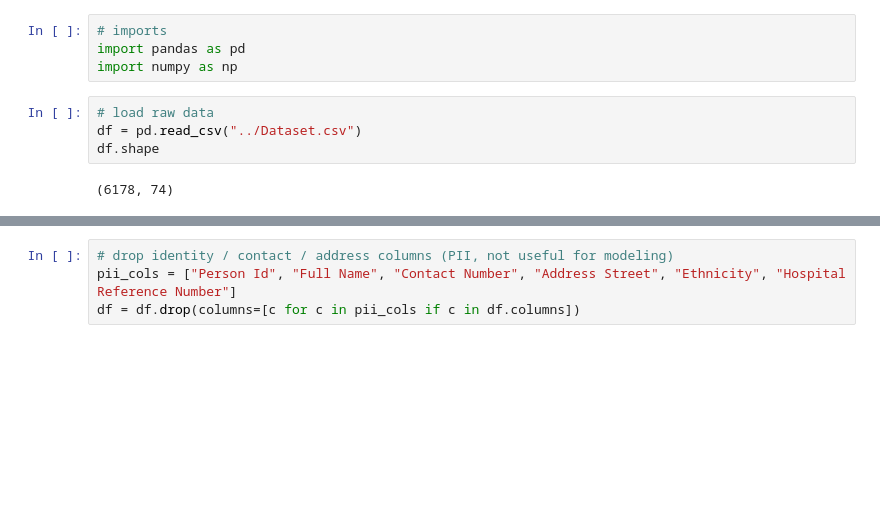
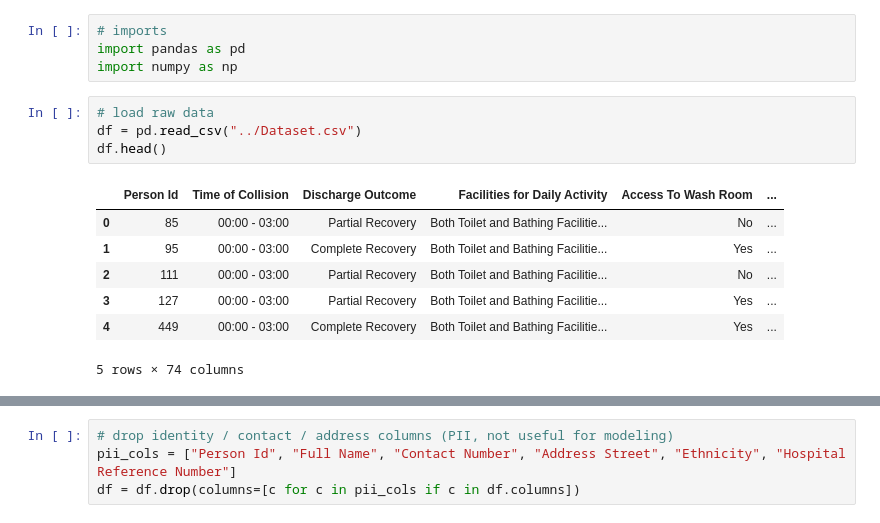
Before and after one commit to Abaiyan-27/Group-01---Notebooks, a Jupyter notebook: Notebooks/Basic_Cleaning.ipynb, the cells around one changed output, grey strips where cells are left out. Saved outputs shown, nothing was run; the diff lists cells and outputs as text; blank space fills up the shorter version.

```diff
--- a/Notebooks/Basic_Cleaning.ipynb
+++ b/Notebooks/Basic_Cleaning.ipynb
@@ -8,6 +8,12 @@ import numpy as np
 # %%
 # load raw data
 df = pd.read_csv("../Dataset.csv")
-df.shape
+df.head()
 # %% [output]
+|  | Person Id | Time of Collision | Discharge Outcome | Facilities for Daily Activity | Access To Wash Room | ... |
+| 0 | 85 | 00:00 - 03:00 | Partial Recovery | Both Toilet and Bathing Facilitie... | No | ... |
+| 1 | 95 | 00:00 - 03:00 | Complete Recovery | Both Toilet and Bathing Facilitie... | Yes | ... |
+| 2 | 111 | 00:00 - 03:00 | Partial Recovery | Both Toilet and Bathing Facilitie... | No | ... |
+| 3 | 127 | 00:00 - 03:00 | Partial Recovery | Both Toilet and Bathing Facilitie... | Yes | ... |
+| 4 | 449 | 00:00 - 03:00 | Complete Recovery | Both Toilet and Bathing Facilitie... | Yes | ... |
-(6178, 74)
+5 rows × 74 columns
```
Also changed, not shown: parts of 3 cells of this notebook, 14 other files.
